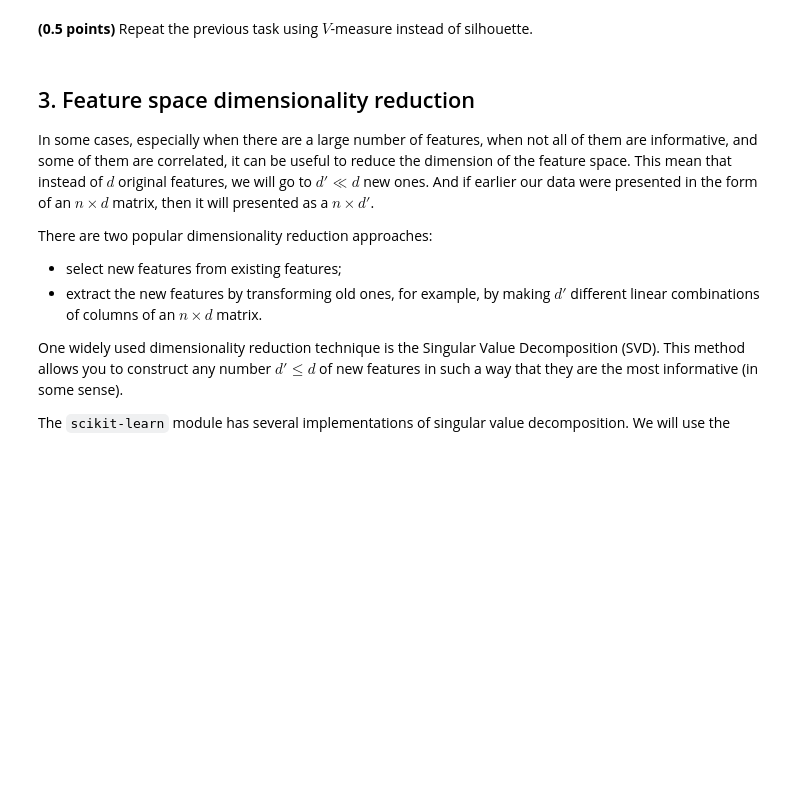
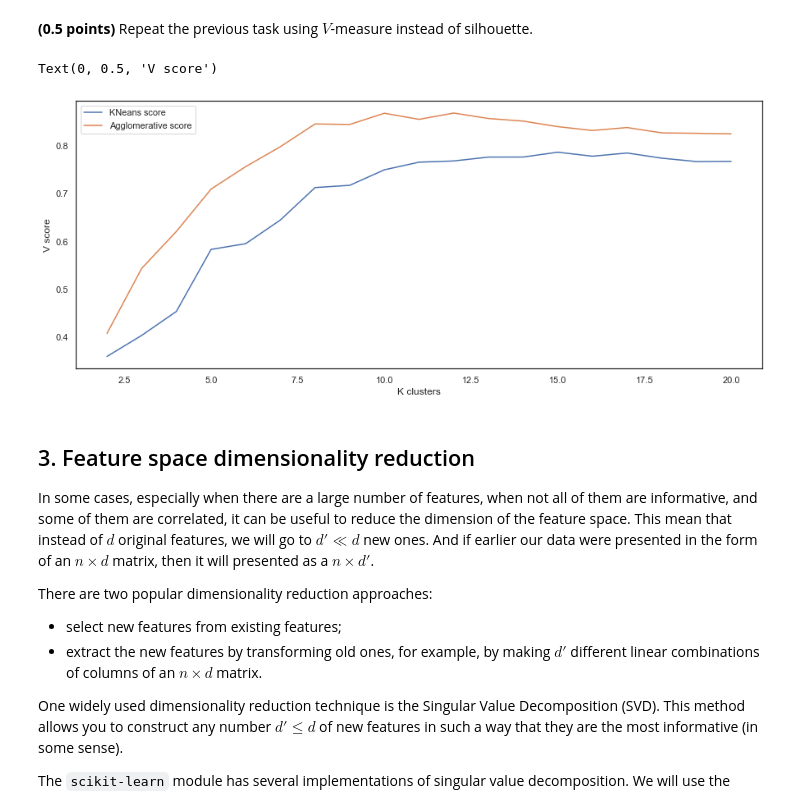
Before and after one commit to EvgenVer/RS_ml_course1, a Jupyter notebook: 8_clustering/clustering.ipynb, the cells around one changed output. Saved outputs shown, nothing was run; the diff lists cells and outputs as text; code cells hidden in the pictures; blank space fills up the shorter version.

```diff
--- a/8_clustering/clustering.ipynb
+++ b/8_clustering/clustering.ipynb
@@ -234,6 +293,25 @@ When we know the true clustering labels, the clustering result can be compared t
 Since we know what digit each image is (`y` array), we can compare the clustering results to it using the measures listed above.
 # %% [markdown]
 **(0.5 points)** Repeat the previous task using $V$-measure instead of silhouette.
+# %%
+v_score_k = []
+v_score_h = []
+for i in k:
+    k_labels = KMeans(n_clusters=i).fit_predict(X)
+    h_labels = AgglomerativeClustering(n_clusters=i).fit_predict(X)
+    k_score = v_measure_score(y, k_labels)
+    h_score = v_measure_score(y, h_labels)
+    v_score_k.append(k_score)
+    v_score_h.append(h_score)
+# %%
+plt.figure(figsize=(15,6))
+sns.lineplot(x=k, y=v_score_k, label='KNeans score')
+sns.lineplot(x=k, y=v_score_h, label='Agglomerative score')
+plt.xlabel('K clusters')
+plt.ylabel('V score')
+# %% [output]
+Text(0, 0.5, 'V score')
+[figure, added]
 # %% [markdown]
 ## 3. Feature space dimensionality reduction
 
```
Also changed, not shown: parts of 12 cells of this notebook.
